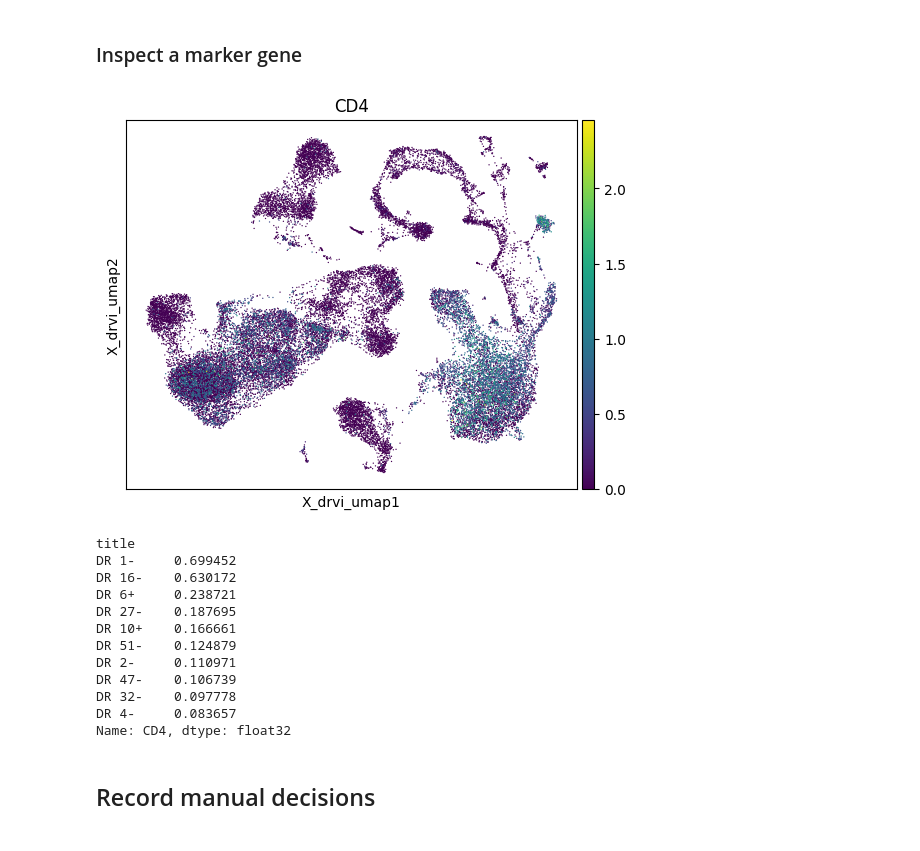
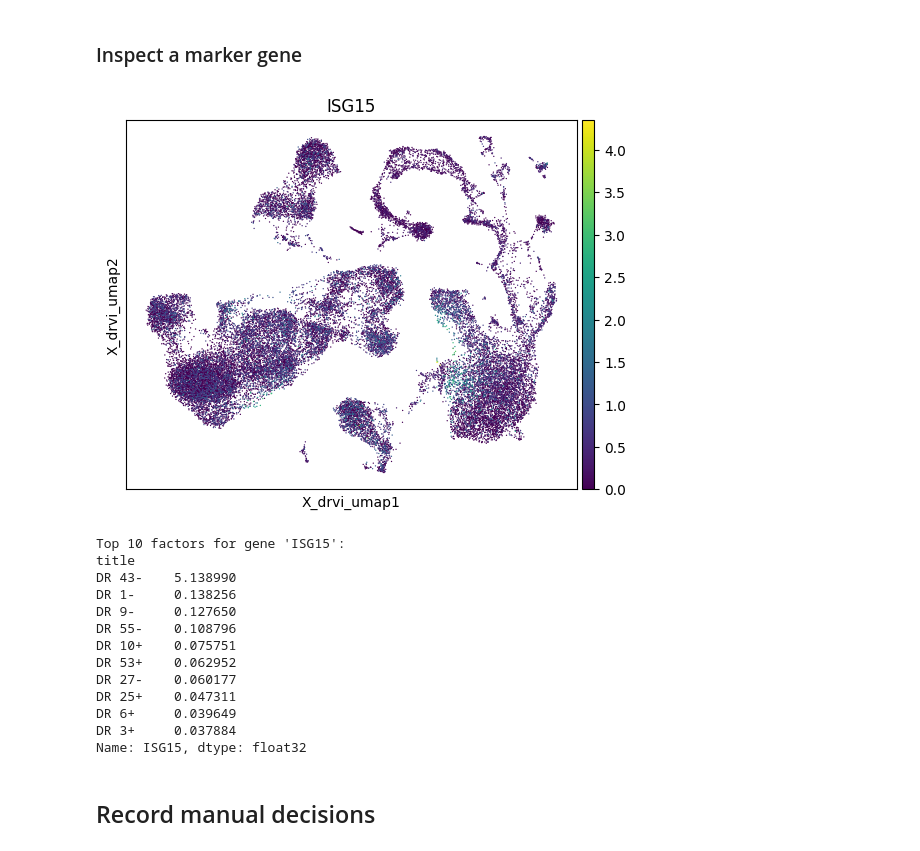
Before and after one commit to theislab/DRVI_tutorials, a Jupyter notebook: identification_of_factors_4_curation.ipynb, the cells around one changed output. Drawn from its saved outputs; the diff is of its cells as text; code cells hidden in the pictures.

```diff
--- a/identification_of_factors_4_curation.ipynb
+++ b/identification_of_factors_4_curation.ipynb
@@ -163,7 +155,8 @@ def plot_factor_summary(factor_label, embed, adata, scores_df, annot_col="final_
 def inspect_marker_gene(gene, embed, adata, scores_df=scores_df, top_n=10):
     adata.obsm["X_drvi_umap"] = embed[adata.obs.index].obsm["X_umap"]
     sc.pl.embedding(adata, "X_drvi_umap", color=gene, cmap="viridis")
-    return scores_df.loc[gene].sort_values(ascending=False).head(top_n)
+    print(f"Top {top_n} factors for gene '{gene}':")
+    print(scores_df.loc[gene].sort_values(ascending=False).head(top_n))
 # %% [markdown]
 ## Go factor by factor
 # %%
@@ -193,22 +186,23 @@ Top 10 genes (59 above cutoff):
 # %% [markdown]
 ### Inspect a marker gene
 # %%
-marker_gene = "CD4"
+marker_gene = "ISG15"
 inspect_marker_gene(marker_gene, embed, adata)
 # %% [output]
-[figure, old version]
+[figure, new version]
+Top 10 factors for gene 'ISG15':
 title
-DR 1-     0.699452
-DR 16-    0.630172
-DR 6+     0.238721
-DR 27-    0.187695
-DR 10+    0.166661
-DR 51-    0.124879
-DR 2-     0.110971
-DR 47-    0.106739
-DR 32-    0.097778
-DR 4-     0.083657
-Name: CD4, dtype: float32
+DR 43-    5.138990
+DR 1-     0.138256
+DR 9-     0.127650
+DR 55-    0.108796
+DR 10+    0.075751
+DR 53+    0.062952
+DR 27-    0.060177
+DR 25+    0.047311
+DR 6+     0.039649
+DR 3+     0.037884
+Name: ISG15, dtype: float32
 # %% [markdown]
 ## Record manual decisions
 # %%
```
Also changed, not shown: parts of 3 cells of this notebook, 1 other file.
